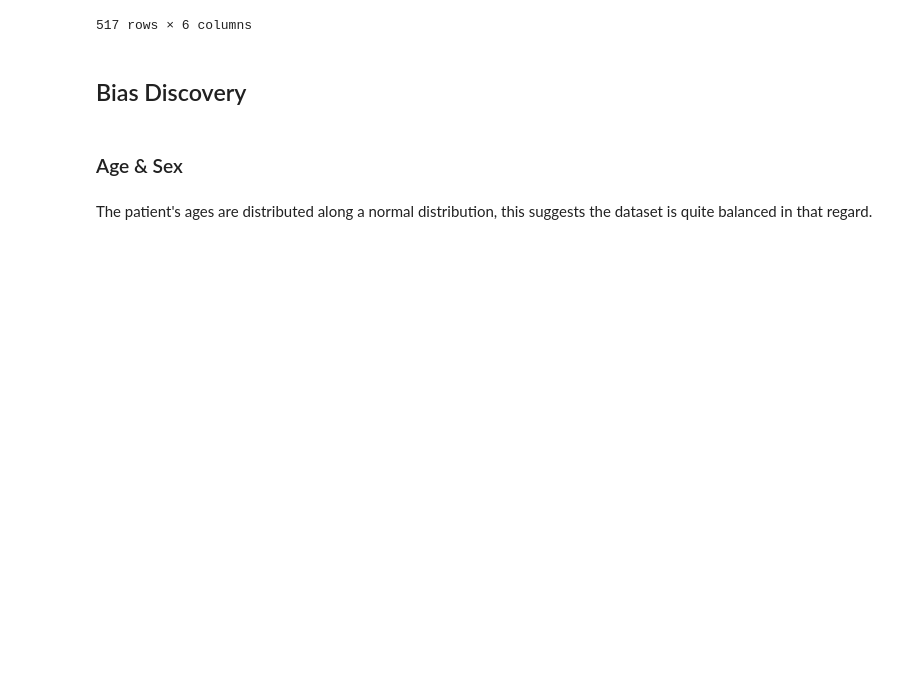
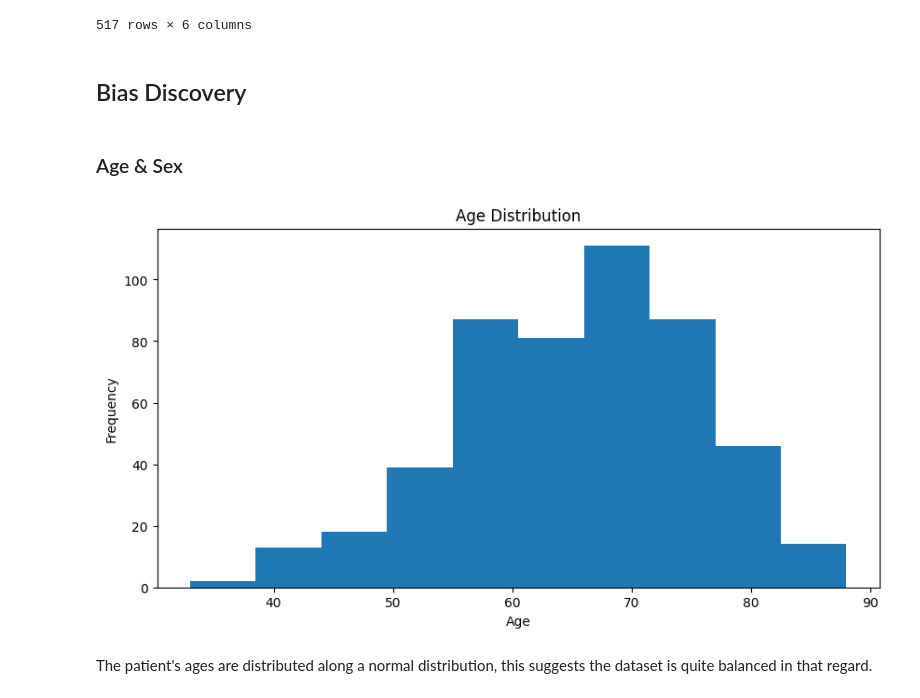
Before and after one commit to valdugay/OMICS_Lung_Cancer, a Jupyter notebook: Notebook.ipynb, the cells around one changed output. Saved outputs shown, nothing was run; the diff lists cells and outputs as text; code cells hidden in the pictures; blank space fills up the shorter version.

Commit message:
Bias Discovery and plots

```diff
--- a/Notebook.ipynb
+++ b/Notebook.ipynb
@@ -99,12 +99,20 @@ exposure
 ### Age & Sex
 # %%
 import plotly.express as px
+import matplotlib.pyplot as plt
 
 age = clinical['age_at_index'].str.extract(r'(\d+)')
 age = age.astype(float)
 
-fig = px.histogram(age, x=0, nbins=20, title='Age Distribution')
-fig.show()
+plt.figure(figsize=(10,5))
+plt.hist(age[0], bins=10)
+plt.title('Age Distribution')
+plt.xlabel('Age')
+plt.ylabel('Frequency')
+
+plt.show()
+# %% [output]
+[figure, added]
 # %% [markdown]
 The patient's ages are distributed along a normal distribution, this suggests the dataset is quite balanced in that regard.
 # %%
```
Also changed, not shown: parts of 17 cells of this notebook.
